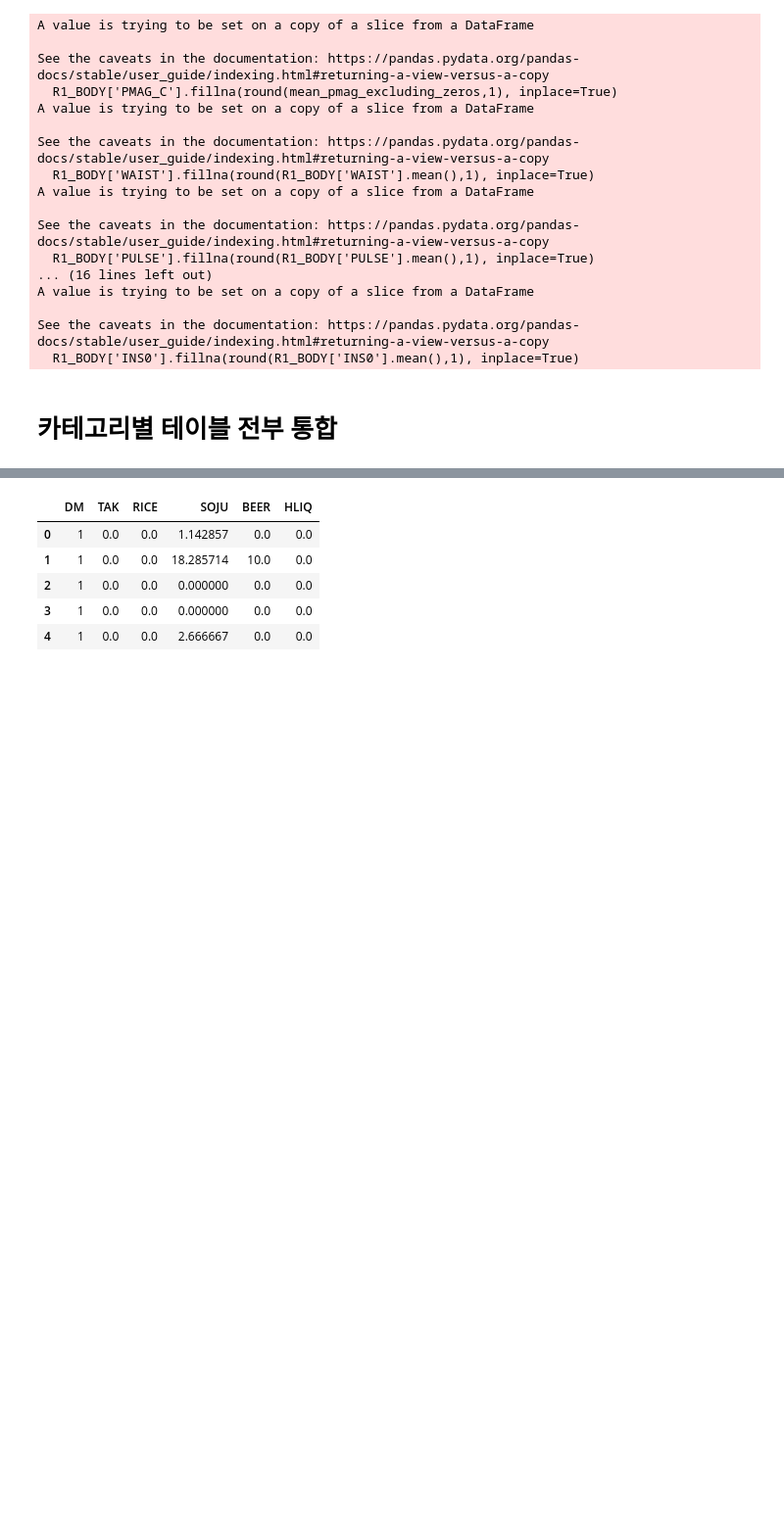
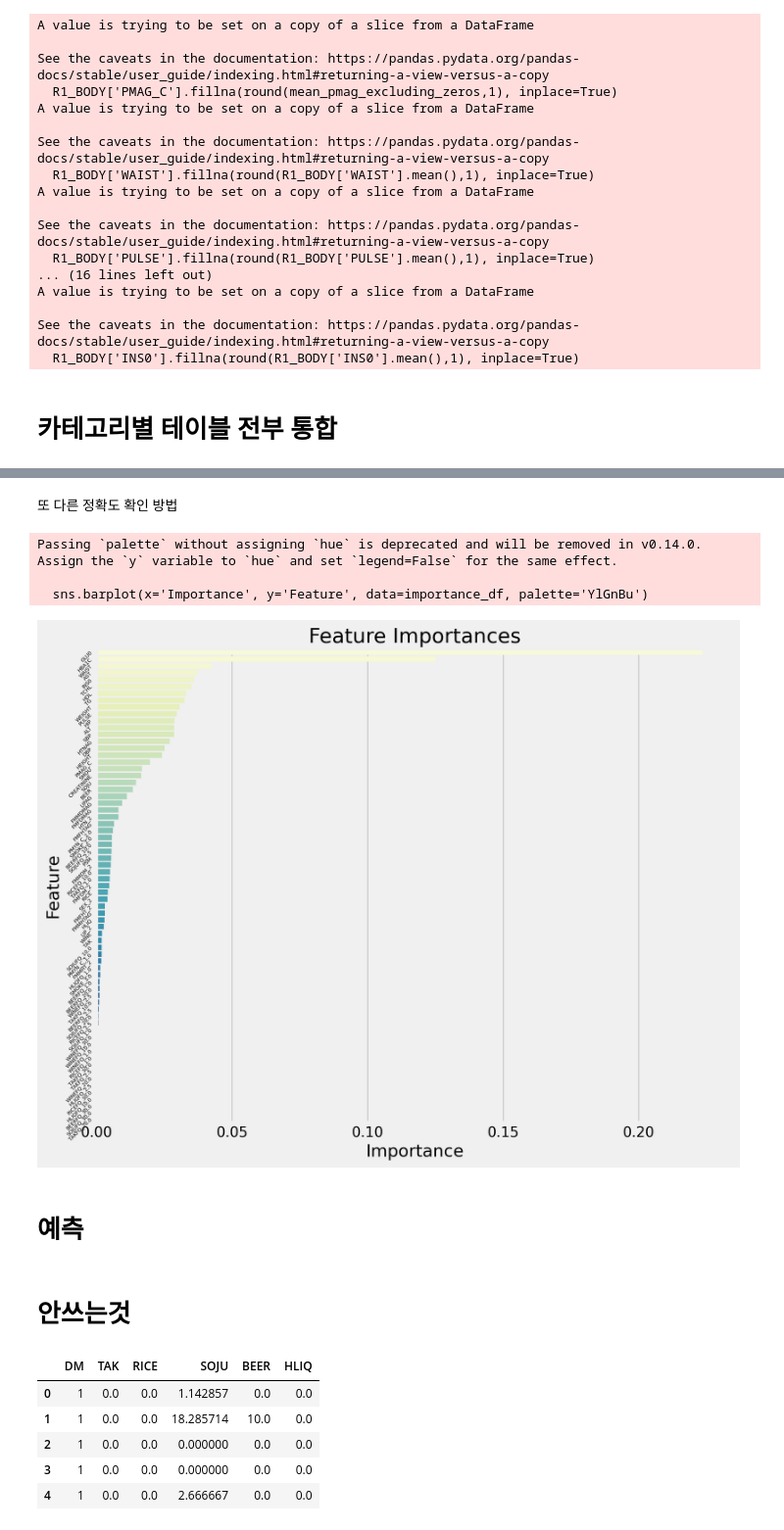
Before and after one commit to JOyongho4/DARTB4, a Jupyter notebook: KoreanHealthRecords.ipynb, the cells around one changed output, grey strips where cells are left out. Shown at 98% size. Saved outputs shown, nothing was run; the diff lists cells and outputs as text; code cells hidden in the pictures; blank space fills up the shorter version.

```diff
--- a/KoreanHealthRecords.ipynb
+++ b/KoreanHealthRecords.ipynb
@@ -660,0 +622,5 @@ RECORD_scaled.head()
+# %%
+# 범주형 변수를 원-핫 인코딩
+RECORD_processed = pd.get_dummies(RECORD_scaled, columns=['TAKFQ','RICEFQ','WINEFQ','SOJUFQ','BEERFQ','HLIQFQ',
+                                                          'SMOKE','HTN','LIP','FMFHT','FMMHT','FMFDM','FMMDM','SEX','PMYN_C'], drop_first=True)
+RECORD_processed
@@ -660,0 +643,16 @@ RECORD_scaled.head()
+# %%
+from sklearn.model_selection import train_test_split
+
+X = RECORD_processed.drop('DM', axis=1)  # 'DM'를 제외한 모든 feature
+y = RECORD_processed['DM']  # 타깃 변수
+
+X_train, X_test, y_train, y_test = train_test_split(X, y, test_size=0.3, random_state=42)
+# %%
+from sklearn.ensemble import RandomForestClassifier
+from sklearn.metrics import accuracy_score, classification_report, confusion_matrix
+
+# 랜덤 포레스트 모델 초기화
+model = RandomForestClassifier(random_state=42, n_estimators=100)
+
+# 모델 학습
+model.fit(X_train, y_train)
@@ -661,3 +693,33 @@ RECORD_scaled.head()
+# %% [markdown]
+또 다른 정확도 확인 방법
+# %%
+# 특징 중요도 추출
+feature_importances = model.feature_importances_
+features = X_train.columns
+
+# 중요도 시각화
+importance_df = pd.DataFrame({
+    'Feature': features,
+    'Importance': feature_importances
+})
+
+# 중요도 순서로 정렬
+importance_df = importance_df.sort_values(by='Importance', ascending=False)
+plt.figure(figsize=(10, 8))
+sns.barplot(x='Importance', y='Feature', data=importance_df, palette='YlGnBu')
+plt.title('Feature Importances')
+plt.yticks(fontsize=5)  # y축 레이블의 폰트 크기를 줄임
+plt.yticks(rotation=45)
+plt.show()
+# %% [output]
+Passing `palette` without assigning `hue` is deprecated and will be removed in v0.14.0. Assign the `y` variable to `hue` and set `legend=False` for the same effect.
+
+  sns.barplot(x='Importance', y='Feature', data=importance_df, palette='YlGnBu')
+[figure, added]
+# %% [markdown]
+# 예측
+# %% [markdown]
+# 안쓰는것
 # %%
 from sklearn.preprocessing import RobustScaler
 
```
Also changed, not shown: parts of 12 cells of this notebook.
